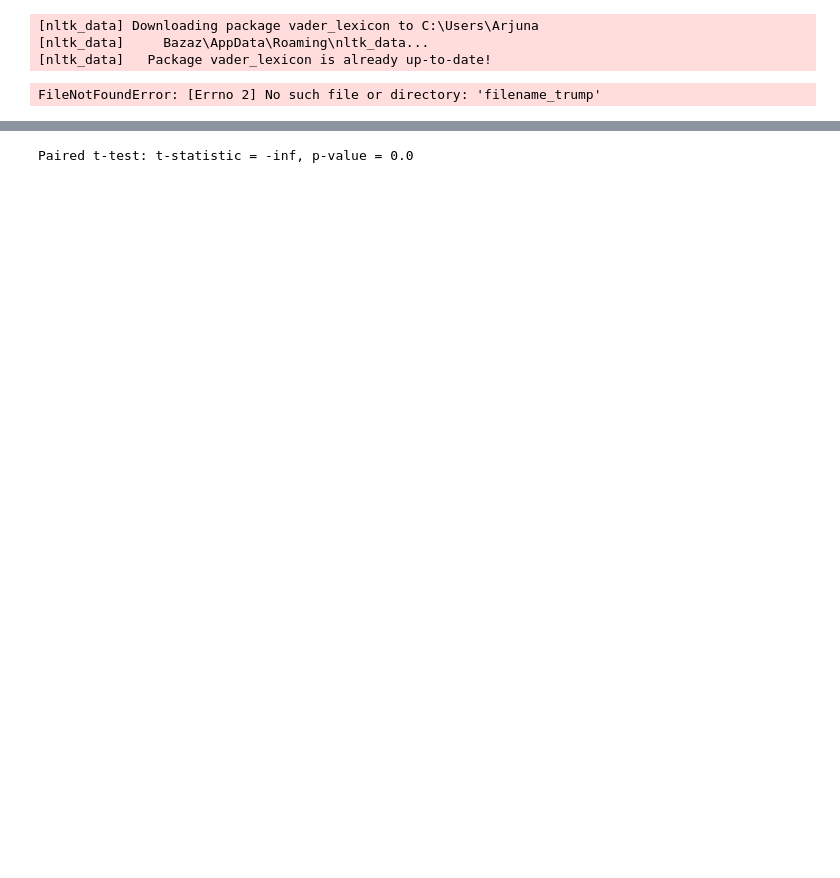
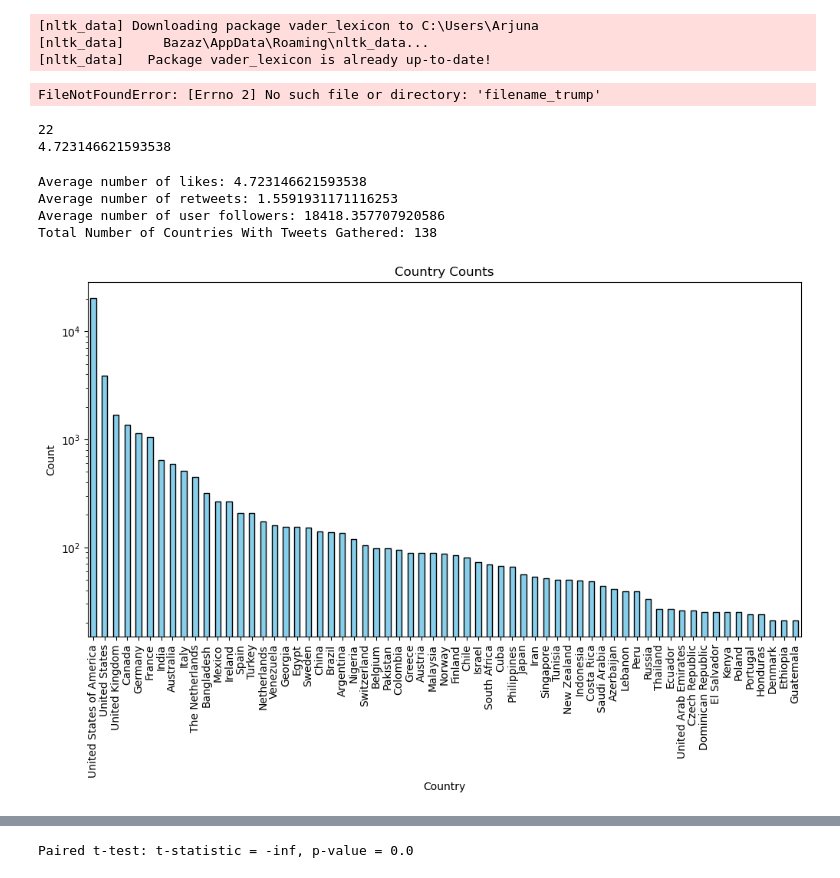
Before and after one commit to ArjunaBazaz/CS3_2020_Presidential_Approval_Rating_Analysis, a Jupyter notebook: debate_sentiment_analysis.ipynb, the cells around one changed output, grey strips where cells are left out. Saved outputs shown, nothing was run; the diff lists cells and outputs as text; code cells hidden in the pictures; blank space fills up the shorter version.

Commit message:
Added basic data analysis

```diff
--- a/debate_sentiment_analysis.ipynb
+++ b/debate_sentiment_analysis.ipynb
@@ -26,3 +27,42 @@ df_new = pd.concat([df_cleaned_trump, df_cleaned_biden], ignore_index=True)
 df_new.to_csv(new_filename, index=False)
 # %% [output]
 FileNotFoundError: [Errno 2] No such file or directory: 'filename_trump'
+# %%
+df = pd.read_csv("compressed_data.csv\debate_tweets.csv")
+
+print(len(df.columns))
+
+df.drop(['tweet_id', 'source', 'user_id', 'user_description', 'user_join_date', 'user_name', 'user_screen_name', 'lat', 'long', 'city', 'continent', 'state_code', 'collected_at'], axis=1, inplace=True)
+
+df.to_csv("compressed_data.csv\debate_tweets_cleaned.csv", index=False)
+# %% [output]
+22
+4.723146621593538
+# %%
+df = pd.read_csv("compressed_data.csv\debate_tweets_cleaned.csv")
+
+print("Average number of likes:", sum(df['likes'])/len(df))
+
+print("Average number of retweets:", sum(df['retweet_count'])/len(df))
+
+print("Average number of user followers:", sum(df['user_followers_count'])/len(df))
+
+country_counts = df['country'].value_counts()
+print("Total Number of Countries With Tweets Gathered:", len(country_counts))
+country_counts = country_counts[country_counts > 20]
+
+plt.figure(figsize=(12, 6))
+country_counts.plot(kind='bar', color='skyblue', edgecolor='black')
+
+plt.yscale('log')
+plt.xlabel('Country')
+plt.ylabel('Count')
+plt.title('Country Counts')
+plt.xticks(rotation=90)
+plt.show()
+# %% [output]
+Average number of likes: 4.723146621593538
+Average number of retweets: 1.5591931171116253
+Average number of user followers: 18418.357707920586
+Total Number of Countries With Tweets Gathered: 138
+[figure, added]
```
Also changed, not shown: parts of 4 cells of this notebook, 1 other file.
